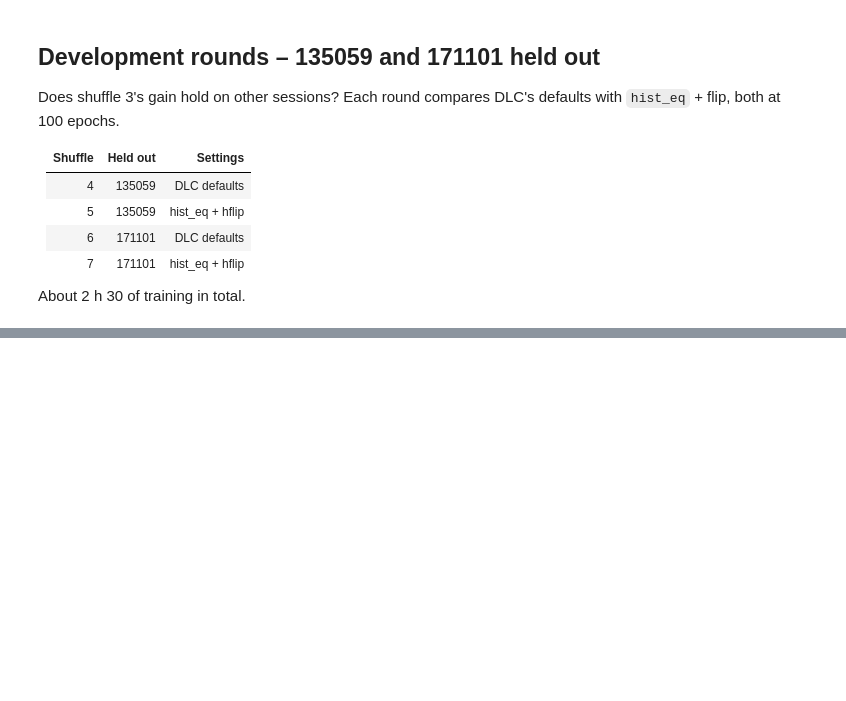
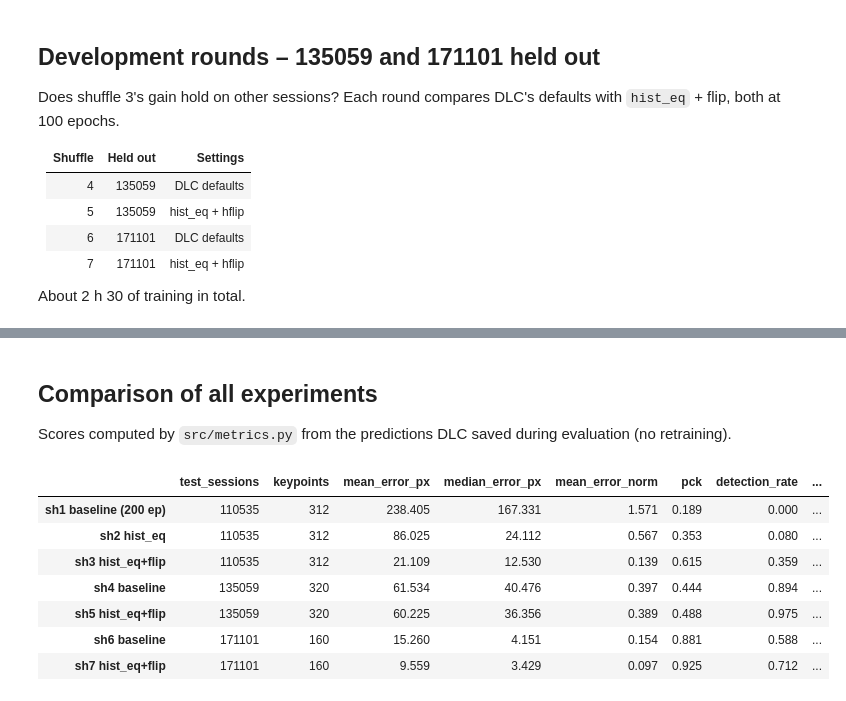
Before and after one commit to MadaMada08/ml4science-priestleylab, a Jupyter notebook: experiments_edouard.ipynb, the cells around one changed output, grey strips where cells are left out. Cells and saved outputs as stored; diff of their text form; code cells hidden in the pictures; blank space fills up the shorter version.

Commit message:
Add metrics module and compare all experiments

```diff
--- a/experiments_edouard.ipynb
+++ b/experiments_edouard.ipynb
@@ -46,11 +46,26 @@ def create_shuffle(shuffle: int, test_session: str) -> None:
         return
     train, test = split_indices(test_session)
     print(f"Shuffle {shuffle}: test on {test_session} | train frames: {len(train)} | test frames: {len(test)}")
+    # DLC names a shuffle after its train fraction and requires that fraction in config.yaml's TrainingFraction list.
+    fraction = round(len(train) / (len(train) + len(test)), 2)
+    project_cfg = auxiliaryfunctions.read_config(config_path)
+    if fraction not in project_cfg["TrainingFraction"]:
+        project_cfg["TrainingFraction"].append(fraction)
+        auxiliaryfunctions.write_config(config_path, project_cfg)
     deeplabcut.create_training_dataset(
         config_path, Shuffles=[shuffle],
         trainIndices=[train], testIndices=[test],
         net_type="resnet_50",
     )
+
+
+def trainingset_index(shuffle: int) -> int:
+    """Position of a shuffle's train fraction in config.yaml's TrainingFraction list, as DLC's functions expect."""
+    folder = shuffle_dir(shuffle)
+    assert folder is not None, f"Shuffle {shuffle} doesn't exist."
+    percent = int(folder.name.split("trainset")[1].split("shuffle")[0])
+    fractions = auxiliaryfunctions.read_config(config_path)["TrainingFraction"]
+    return [round(100 * f) for f in fractions].index(percent)
 
 
 def configure_shuffle(shuffle: int, train: dict, inference: dict, epochs: int) -> None:
@@ -73,7 +88,7 @@ def train_shuffle(shuffle: int, epochs: int) -> None:
     if (folder / "train" / f"snapshot-{epochs:03d}.pt").exists():
         print(f"Shuffle {shuffle} already trained, skipped.")
         return
-    deeplabcut.train_network(config_path, shuffle=shuffle)
+    deeplabcut.train_network(config_path, shuffle=shuffle, trainingsetindex=trainingset_index(shuffle))
 
 
 def evaluate_shuffle(shuffle: int, epochs: int, force: bool = False) -> None:
@@ -86,7 +101,7 @@ def evaluate_shuffle(shuffle: int, epochs: int, force: bool = False) -> None:
         print(f"Shuffle {shuffle} already evaluated, skipped.")
         return
     deeplabcut.evaluate_network(
-        config_path, Shuffles=[shuffle],
+        config_path, Shuffles=[shuffle], trainingsetindex=trainingset_index(shuffle),
         snapshots_to_evaluate=[f"snapshot-{epochs:03d}"],
         per_keypoint_evaluation=True,
     )
@@ -168,0 +279,36 @@ for shuffle in DEV_RUNS:
+# %% [markdown]
+## Comparison of all experiments
+
+Scores computed by `src/metrics.py` from the predictions DLC saved during evaluation (no retraining).
+# %%
+from src.data import load_labels
+from src.metrics import compare_runs, evaluate_run, find_predictions, load_predictions
+
+labels = load_labels(Path("data") / "labeled-data")
+
+EXPERIMENTS = {  # name: (shuffle, snapshot, held-out session)
+    "sh1 baseline (200 ep)": (1, 200, "110535"),
+    "sh2 hist_eq": (2, 100, "110535"),
+    "sh3 hist_eq+flip": (3, 100, "110535"),
+    "sh4 baseline": (4, 100, "135059"),
+    "sh5 hist_eq+flip": (5, 100, "135059"),
+    "sh6 baseline": (6, 100, "171101"),
+    "sh7 hist_eq+flip": (7, 100, "171101"),
+}
+
+runs = {}
+for name, (shuffle, snapshot, test_session) in EXPERIMENTS.items():
+    predictions = load_predictions(find_predictions(PROJECT, shuffle, snapshot))
+    runs[name] = evaluate_run(predictions, labels, [test_session])
+
+comparison = compare_runs(runs)
+comparison.round(3)
+# %% [output]
+|  | test_sessions | keypoints | mean_error_px | median_error_px | mean_error_norm | pck | detection_rate | ... |
+| sh1 baseline (200 ep) | 110535 | 312 | 238.405 | 167.331 | 1.571 | 0.189 | 0.000 | ... |
+| sh2 hist_eq | 110535 | 312 | 86.025 | 24.112 | 0.567 | 0.353 | 0.080 | ... |
+| sh3 hist_eq+flip | 110535 | 312 | 21.109 | 12.530 | 0.139 | 0.615 | 0.359 | ... |
+| sh4 baseline | 135059 | 320 | 61.534 | 40.476 | 0.397 | 0.444 | 0.894 | ... |
+| sh5 hist_eq+flip | 135059 | 320 | 60.225 | 36.356 | 0.389 | 0.488 | 0.975 | ... |
+| sh6 baseline | 171101 | 160 | 15.260 | 4.151 | 0.154 | 0.881 | 0.588 | ... |
+| sh7 hist_eq+flip | 171101 | 160 | 9.559 | 3.429 | 0.097 | 0.925 | 0.712 | ... |
```
Also changed, not shown: parts of 6 cells of this notebook, 1 other file.
